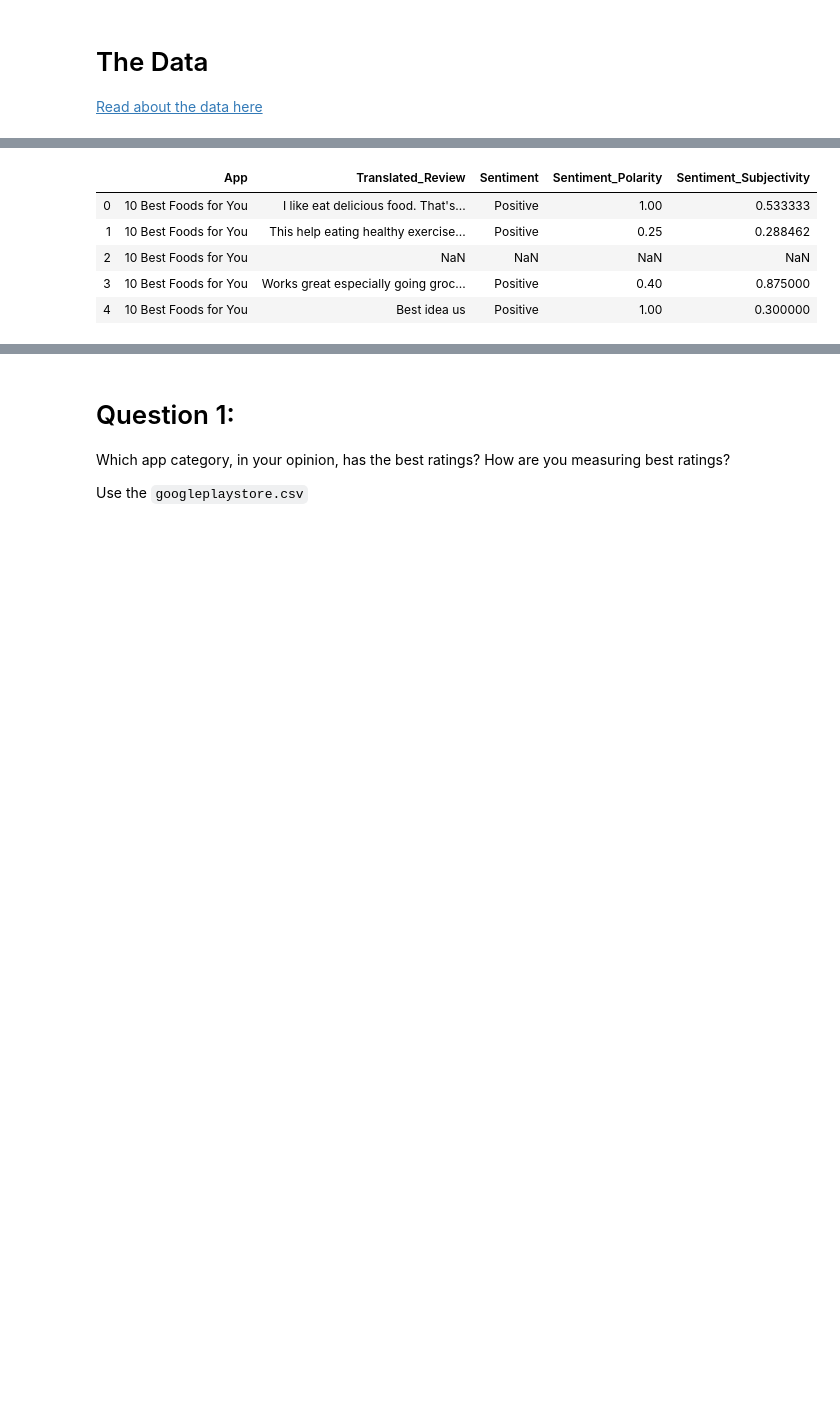
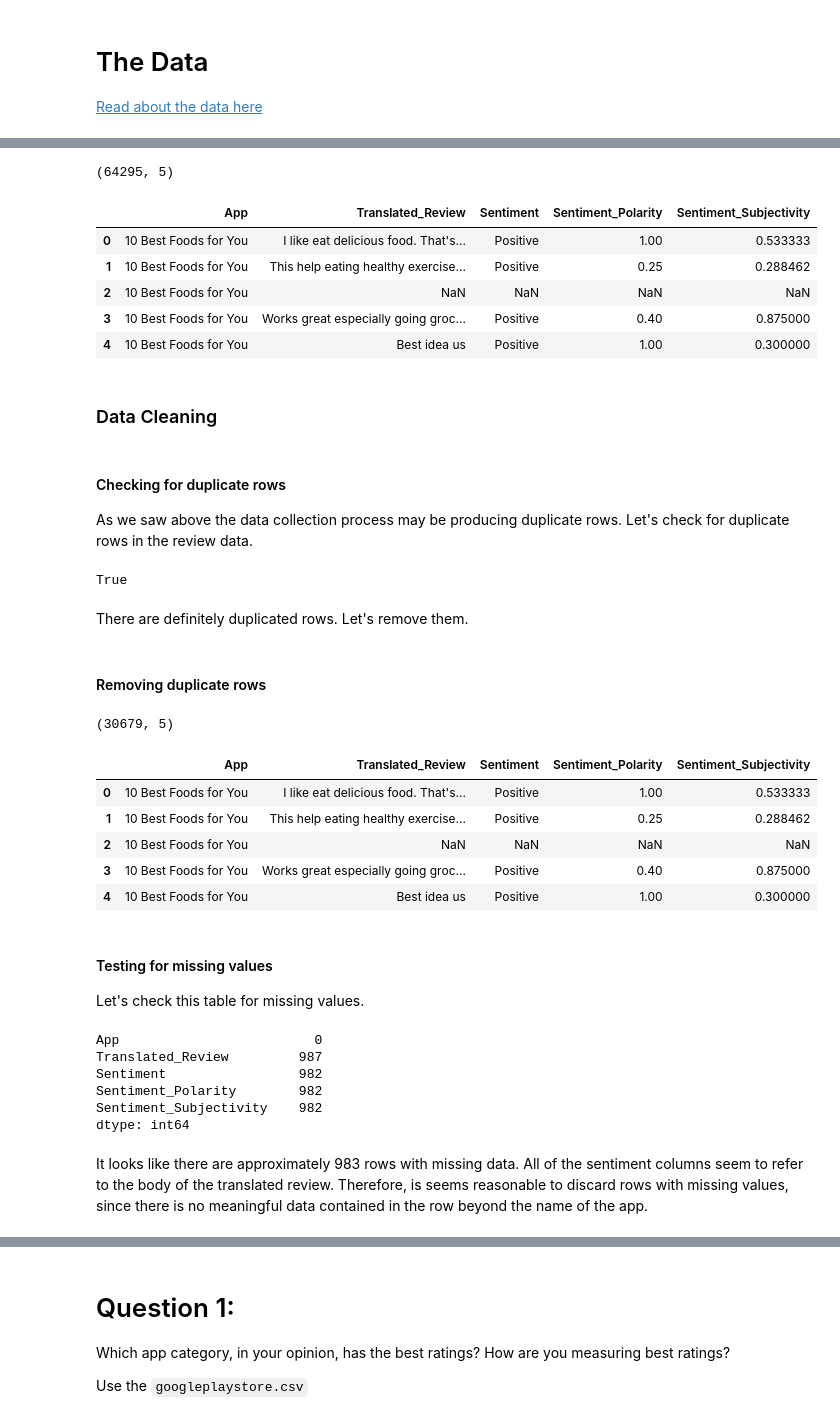
Before and after one commit to sethchart/mod1-case-study-eda, a Jupyter notebook: workbook.ipynb, the cells around one changed output, grey strips where cells are left out. Cells and saved outputs as stored; diff of their text form; code cells hidden in the pictures; blank space fills up the shorter version.

```diff
--- a/workbook.ipynb
+++ b/workbook.ipynb
@@ -16,10 +180,51 @@ google_play_df.head()
 # %%
-google_play_reviews_df = pd.read_csv("data/google-play-store-apps/googleplaystore_user_reviews.csv")
+google_play_reviews_df = pd.read_csv("data/googleplaystore_user_reviews.csv")
+print(google_play_reviews_df.shape)
 google_play_reviews_df.head()
 # %% [output]
+(64295, 5)
 |  | App | Translated_Review | Sentiment | Sentiment_Polarity | Sentiment_Subjectivity |
 | 0 | 10 Best Foods for You | I like eat delicious food. That's... | Positive | 1.00 | 0.533333 |
 | 1 | 10 Best Foods for You | This help eating healthy exercise... | Positive | 0.25 | 0.288462 |
 | 2 | 10 Best Foods for You | NaN | NaN | NaN | NaN |
 | 3 | 10 Best Foods for You | Works great especially going groc... | Positive | 0.40 | 0.875000 |
 | 4 | 10 Best Foods for You | Best idea us | Positive | 1.00 | 0.300000 |
+# %% [markdown]
+### Data Cleaning
+# %% [markdown]
+#### Checking for duplicate rows
+As we saw above the data collection process may be producing duplicate rows. Let's check for duplicate rows in the review data.
+# %%
+google_play_reviews_df.duplicated().max()
+# %% [output]
+True
+# %% [markdown]
+There are definitely duplicated rows. Let's remove them.
+# %% [markdown]
+#### Removing duplicate rows
+# %%
+google_play_reviews_df.drop_duplicates(inplace=True)
+print(google_play_reviews_df.shape)
+google_play_reviews_df.head()
+# %% [output]
+(30679, 5)
+|  | App | Translated_Review | Sentiment | Sentiment_Polarity | Sentiment_Subjectivity |
+| 0 | 10 Best Foods for You | I like eat delicious food. That's... | Positive | 1.00 | 0.533333 |
+| 1 | 10 Best Foods for You | This help eating healthy exercise... | Positive | 0.25 | 0.288462 |
+| 2 | 10 Best Foods for You | NaN | NaN | NaN | NaN |
+| 3 | 10 Best Foods for You | Works great especially going groc... | Positive | 0.40 | 0.875000 |
+| 4 | 10 Best Foods for You | Best idea us | Positive | 1.00 | 0.300000 |
+# %% [markdown]
+#### Testing for missing values
+Let's check this table for missing values.
+# %%
+google_play_reviews_df.isna().sum()
+# %% [output]
+App                         0
+Translated_Review         987
+Sentiment                 982
+Sentiment_Polarity        982
+Sentiment_Subjectivity    982
+dtype: int64
+# %% [markdown]
+It looks like there are approximately 983 rows with missing data. All of the sentiment columns seem to refer to the body of the translated review. Therefore, is seems reasonable to discard rows with missing values, since there is no meaningful data contained in the row beyond the name of the app.
```
Also changed, not shown: parts of 39 cells of this notebook.
